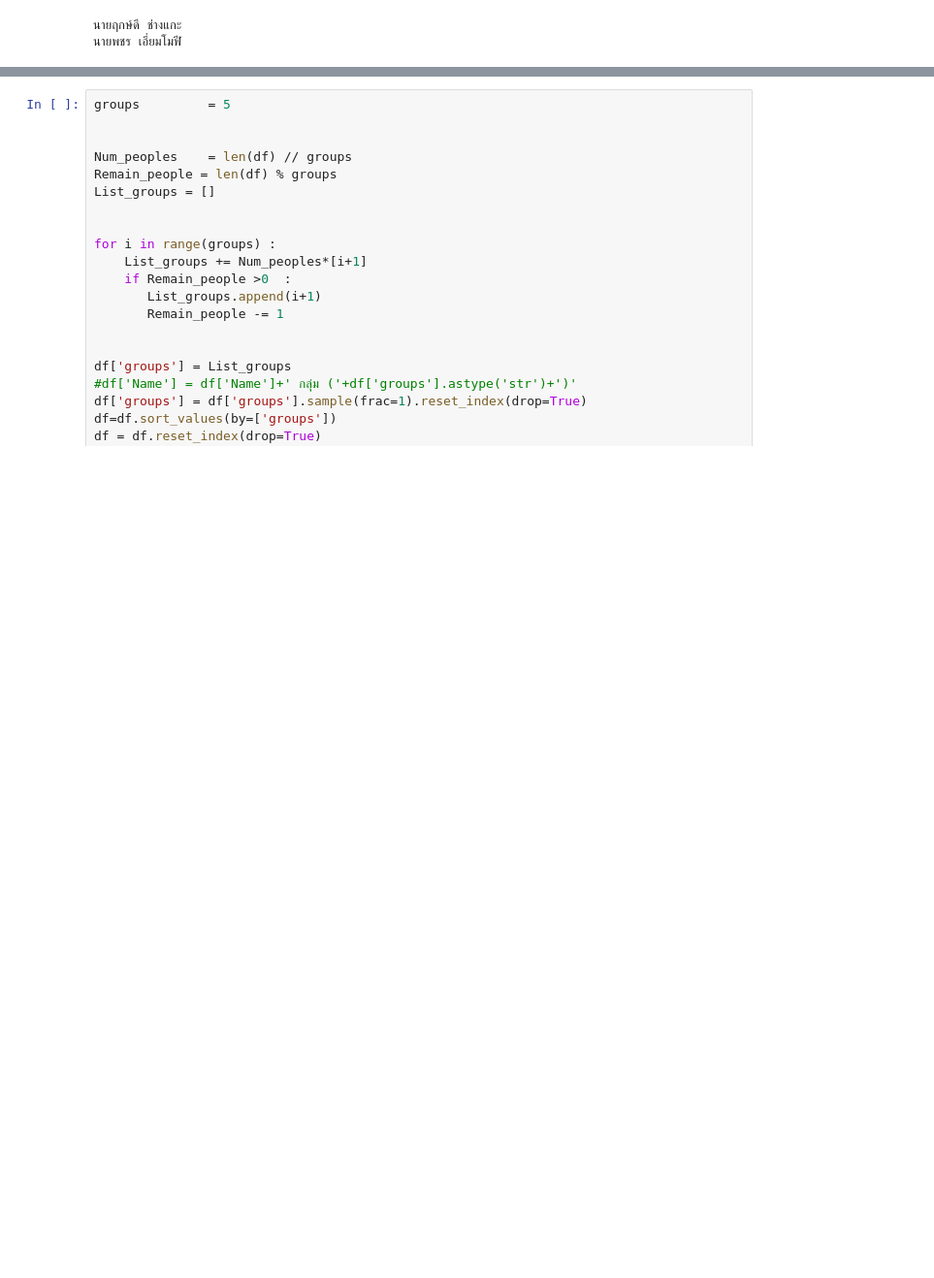
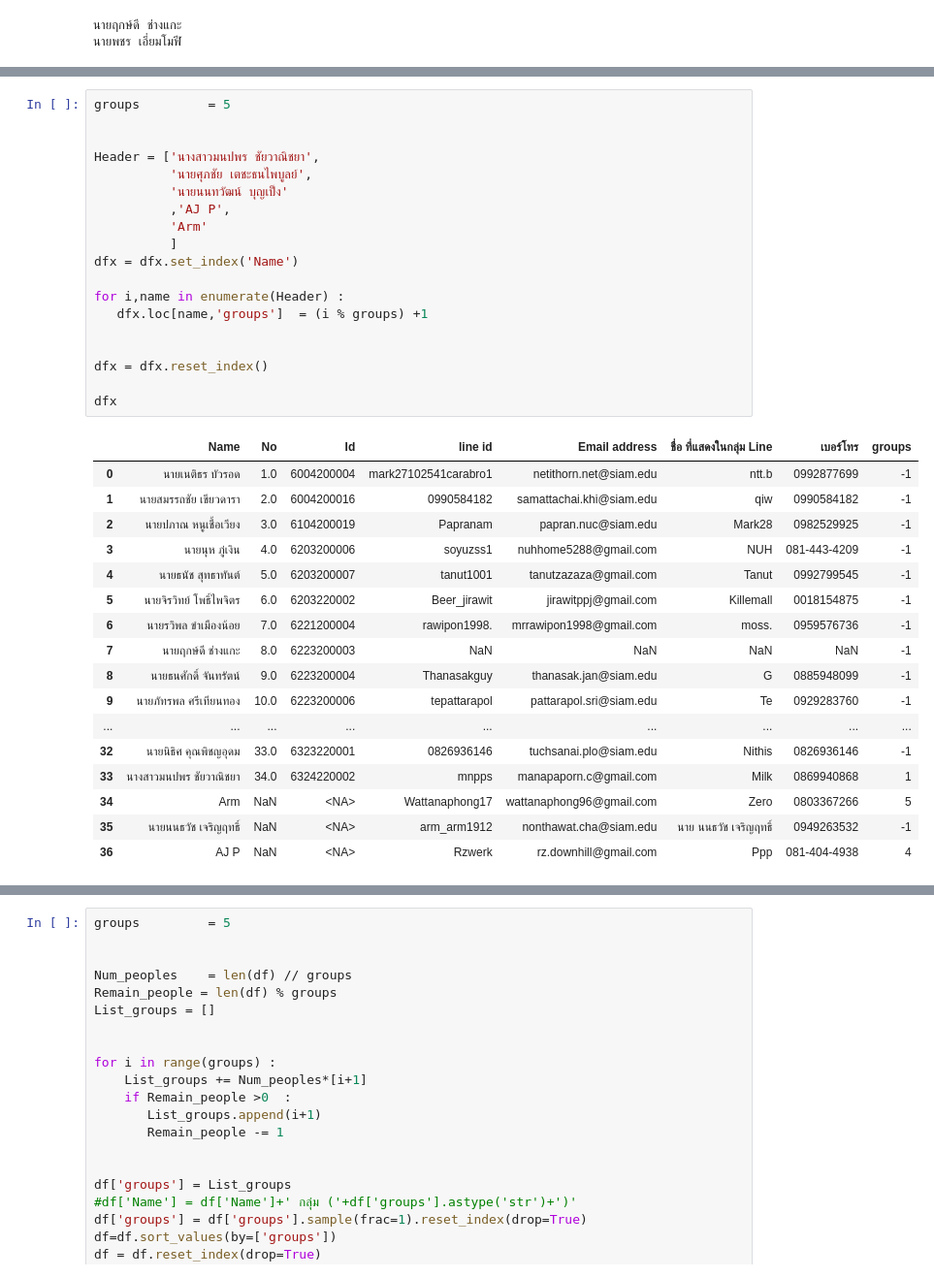
Before and after one commit to Tuchsanai/152-478-Introduction-to-Deep-Learning-for-Artificial-Intelligence-Engineering, a Jupyter notebook: Group/group_create.ipynb, the cells around one changed output, grey strips where cells are left out. Shown at 97% size. Cells and saved outputs as stored; diff of their text form; blank space fills up the shorter version.

```diff
--- a/Group/group_create.ipynb
+++ b/Group/group_create.ipynb
@@ -116,0 +120,37 @@ dfx
+# %%
+groups         = 5
+
+
+Header = ['นางสาวมนปพร ชัยวาณิชยา',
+          'นายศุภชัย เตชะธนไพบูลย์',
+          'นายนนทวัฒน์ บุญเป็ง'
+          ,'AJ P',
+          'Arm'
+          ]
+dfx = dfx.set_index('Name')
+
+for i,name in enumerate(Header) :
+   dfx.loc[name,'groups']  = (i % groups) +1
+
+
+dfx = dfx.reset_index()
+
+dfx
+# %% [output]
+|  | Name | No | Id | line id | Email address | ชื่อ ที่แสดงในกลุ่ม Line | เบอร์โทร | groups |
+| 0 | นายเนติธร บัวรอด | 1.0 | 6004200004 | mark27102541carabro1 | netithorn.net@siam.edu | ntt.b | 0992877699 | -1 |
+| 1 | นายสมรรถชัย เขียวดารา | 2.0 | 6004200016 | 0990584182 | samattachai.khi@siam.edu | qiw | 0990584182 | -1 |
+| 2 | นายปภาณ หนูเชื้อเวียง | 3.0 | 6104200019 | Papranam | papran.nuc@siam.edu | Mark28 | 0982529925 | -1 |
+| 3 | นายนุห ภู่เงิน | 4.0 | 6203200006 | soyuzss1 | nuhhome5288@gmail.com | NUH | 081-443-4209 | -1 |
+| 4 | นายธนัช สุทธาทันต์ | 5.0 | 6203200007 | tanut1001 | tanutzazaza@gmail.com | Tanut | 0992799545 | -1 |
+| 5 | นายจิรวิทย์ โพธิ์ไพจิตร | 6.0 | 6203220002 | Beer_jirawit | jirawitppj@gmail.com | Killemall | 0018154875 | -1 |
+| 6 | นายรวิพล ขำเมืองน้อย | 7.0 | 6221200004 | rawipon1998. | mrrawipon1998@gmail.com | moss. | 0959576736 | -1 |
+| 7 | นายฤกษ์ดี ช่างแกะ | 8.0 | 6223200003 | NaN | NaN | NaN | NaN | -1 |
+| 8 | นายธนศักดิ์ จันทรัตน์ | 9.0 | 6223200004 | Thanasakguy | thanasak.jan@siam.edu | G | 0885948099 | -1 |
+| 9 | นายภัทรพล ศรีเทียนทอง | 10.0 | 6223200006 | tepattarapol | pattarapol.sri@siam.edu | Te | 0929283760 | -1 |
+| ... | ... | ... | ... | ... | ... | ... | ... | ... |
+| 32 | นายนิธิศ คุณพิชญอุดม | 33.0 | 6323220001 | 0826936146 | tuchsanai.plo@siam.edu | Nithis | 0826936146 | -1 |
+| 33 | นางสาวมนปพร ชัยวาณิชยา | 34.0 | 6324220002 | mnpps | manapaporn.c@gmail.com | Milk | 0869940868 | 1 |
+| 34 | Arm | NaN | <NA> | Wattanaphong17 | wattanaphong96@gmail.com | Zero | 0803367266 | 5 |
+| 35 | นายนนธวัช เจริญฤทธิ์ | NaN | <NA> | arm_arm1912 | nonthawat.cha@siam.edu | นาย นนธวัช เจริญฤทธิ์ | 0949263532 | -1 |
+| 36 | AJ P | NaN | <NA> | Rzwerk | rz.downhill@gmail.com | Ppp | 081-404-4938 | 4 |
```
Also changed, not shown: parts of 3 cells of this notebook.
